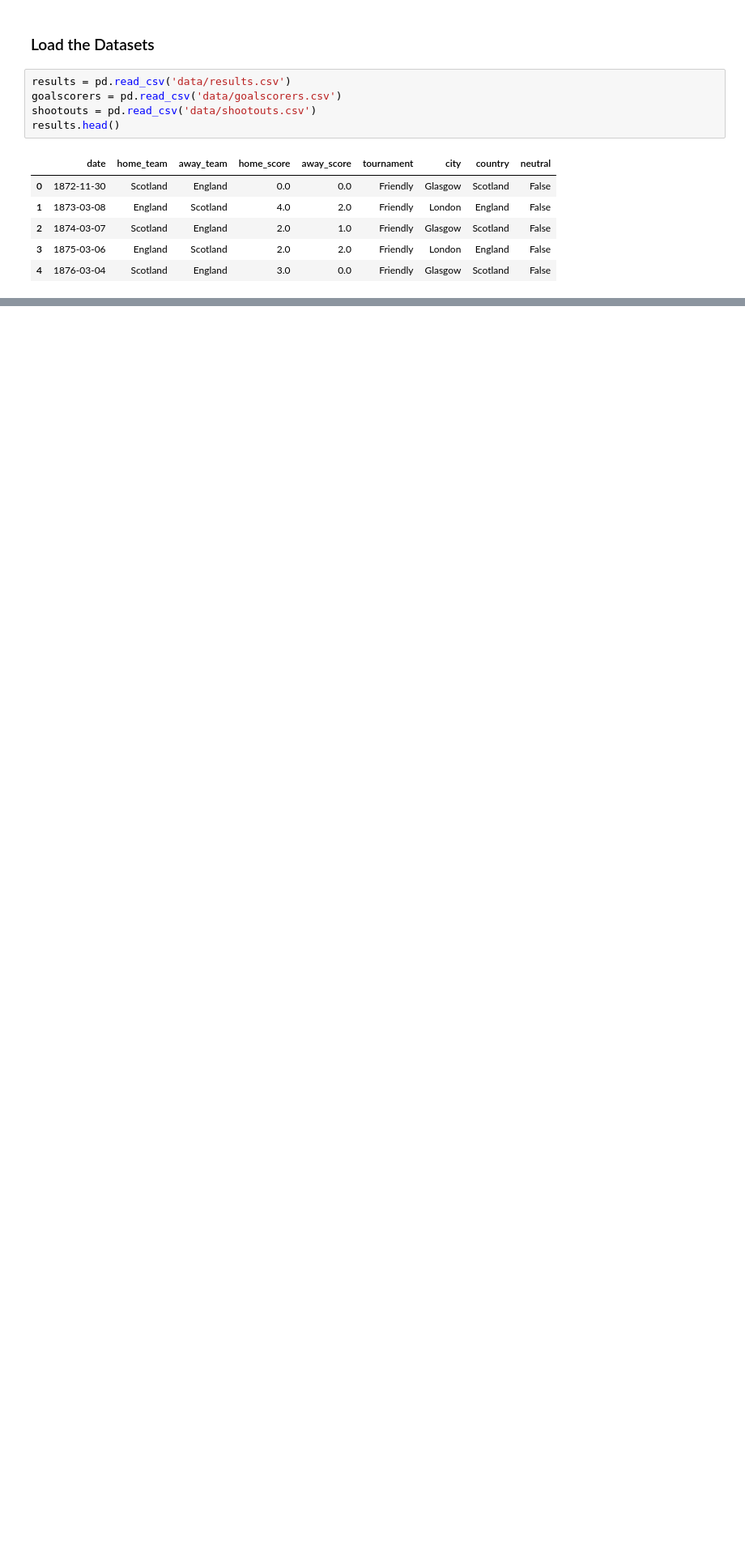
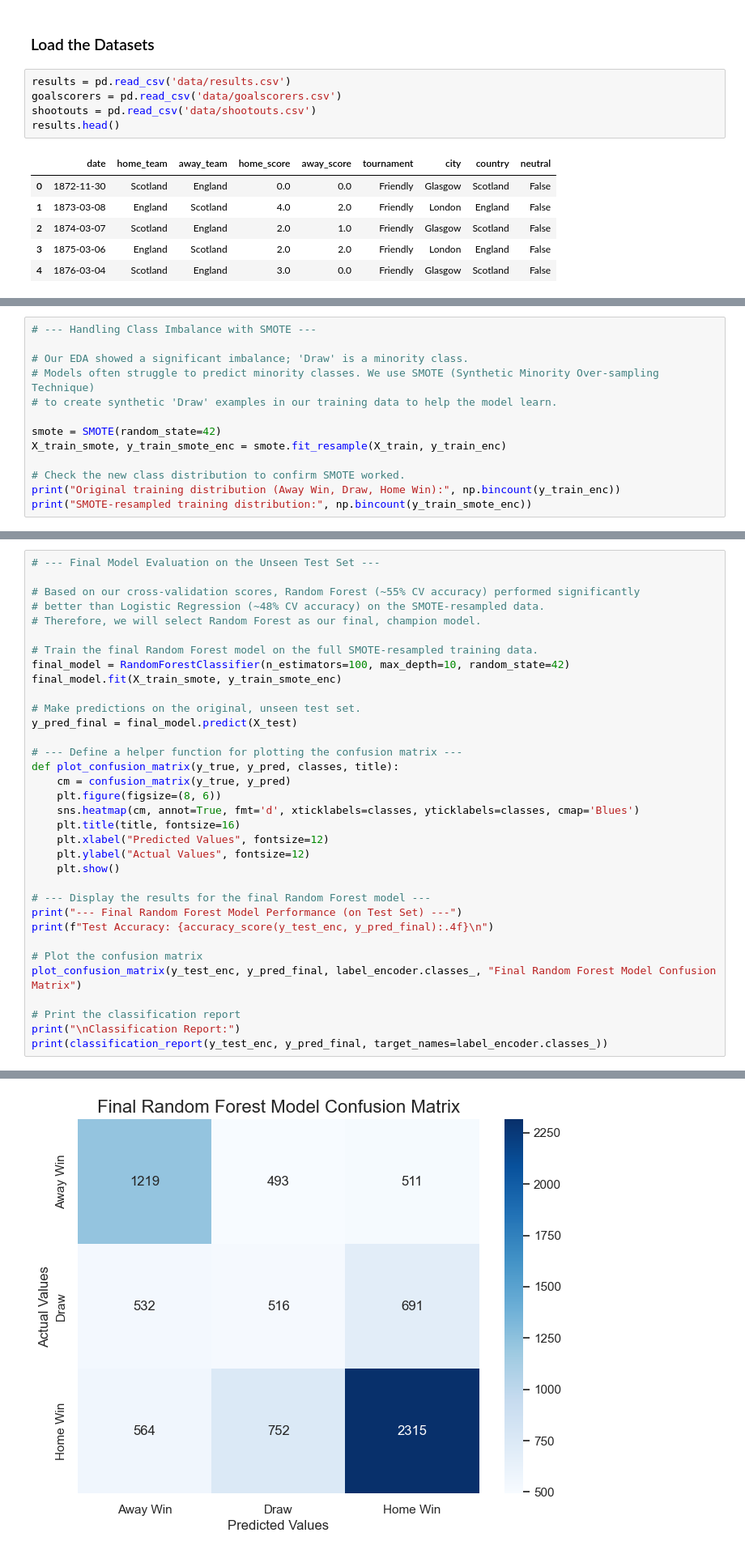
Before and after one commit to tamu-stat315/Team5_Final_Project, a Jupyter notebook: Final_Project.ipynb, the cells around one changed output, grey strips where cells are left out. Shown: that part at 81% size. Cells and saved outputs as stored; diff of their text form; blank space fills up the shorter version.

```diff
--- a/Final_Project.ipynb
+++ b/Final_Project.ipynb
@@ -238,0 +361,13 @@ plt.show()
+# %%
+# --- Handling Class Imbalance with SMOTE ---
+
+# Our EDA showed a significant imbalance; 'Draw' is a minority class.
+# Models often struggle to predict minority classes. We use SMOTE (Synthetic Minority Over-sampling Technique)
+# to create synthetic 'Draw' examples in our training data to help the model learn.
+
+smote = SMOTE(random_state=42)
+X_train_smote, y_train_smote_enc = smote.fit_resample(X_train, y_train_enc)
+
+# Check the new class distribution to confirm SMOTE worked.
+print("Original training distribution (Away Win, Draw, Home Win):", np.bincount(y_train_enc))
+print("SMOTE-resampled training distribution:", np.bincount(y_train_smote_enc))
@@ -268,0 +452,35 @@ None
+# %%
+# --- Final Model Evaluation on the Unseen Test Set ---
+
+# Based on our cross-validation scores, Random Forest (~55% CV accuracy) performed significantly
+# better than Logistic Regression (~48% CV accuracy) on the SMOTE-resampled data.
+# Therefore, we will select Random Forest as our final, champion model.
+
+# Train the final Random Forest model on the full SMOTE-resampled training data.
+final_model = RandomForestClassifier(n_estimators=100, max_depth=10, random_state=42)
+final_model.fit(X_train_smote, y_train_smote_enc)
+
+# Make predictions on the original, unseen test set.
+y_pred_final = final_model.predict(X_test)
+
+# --- Define a helper function for plotting the confusion matrix ---
+def plot_confusion_matrix(y_true, y_pred, classes, title):
+    cm = confusion_matrix(y_true, y_pred)
+    plt.figure(figsize=(8, 6))
+    sns.heatmap(cm, annot=True, fmt='d', xticklabels=classes, yticklabels=classes, cmap='Blues')
+    plt.title(title, fontsize=16)
+    plt.xlabel("Predicted Values", fontsize=12)
+    plt.ylabel("Actual Values", fontsize=12)
+    plt.show()
+
+# --- Display the results for the final Random Forest model ---
+print("--- Final Random Forest Model Performance (on Test Set) ---")
+print(f"Test Accuracy: {accuracy_score(y_test_enc, y_pred_final):.4f}\n")
+
+# Plot the confusion matrix
+plot_confusion_matrix(y_test_enc, y_pred_final, label_encoder.classes_, "Final Random Forest Model Confusion Matrix")
+
+# Print the classification report
+print("\nClassification Report:")
+print(classification_report(y_test_enc, y_pred_final, target_names=label_encoder.classes_))
+# %% [output]
@@ -268,0 +489 @@ None
+[figure, added]
```
Also changed, not shown: parts of 31 cells of this notebook, 1 other file.
